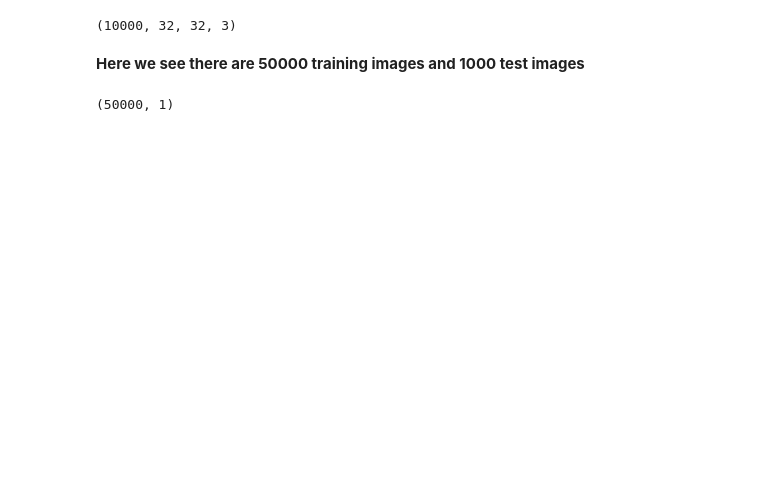
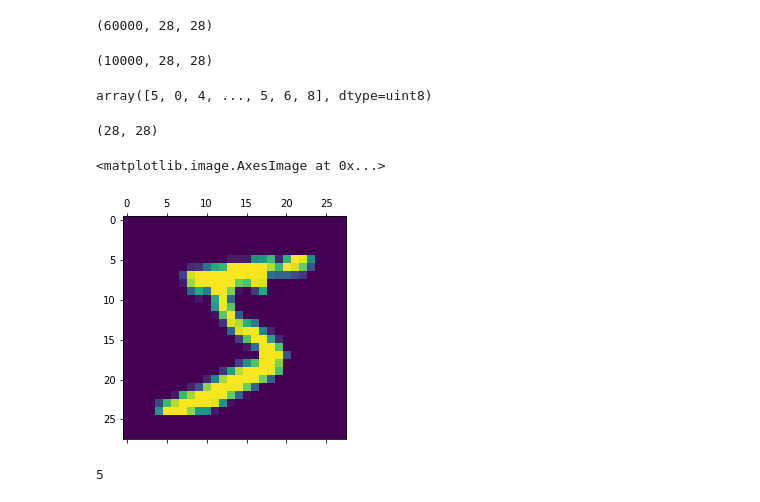
Before and after one commit to mansip334/NNDL_2022, a Jupyter notebook: Experiment_no_2_CNN.ipynb, the cells around one changed output. Drawn from its saved outputs; the diff is of its cells as text; code cells hidden in the pictures; blank space fills up the shorter version.

```diff
--- a/Experiment_no_2_CNN.ipynb
+++ b/Experiment_no_2_CNN.ipynb
@@ -16,4 +16,3 @@ import numpy as np
 # %%
-(X_train, y_train), (X_test,y_test) = datasets.cifar10.load_data()
-X_train.shape
+(X_train, y_train) , (X_test, y_test) = keras.datasets.mnist.load_data()
 # %% [output]
@@ -24,10 +22,25 @@ Downloading data from https://www.cs.toronto.edu/~kriz/cifar-10-python.tar.gz
+# %%
+X_train.shape
+# %% [output]
+(60000, 28, 28)
 # %%
 X_test.shape
 # %% [output]
-(10000, 32, 32, 3)
+(10000, 28, 28)
-# %% [markdown]
-**Here we see there are 50000 training images and 1000 test images**
 # %%
-y_train.shape
+y_train
 # %% [output]
-(50000, 1)
+array([5, 0, 4, ..., 5, 6, 8], dtype=uint8)
+# %%
+X_train[0].shape
+# %% [output]
+(28, 28)
+# %%
+plt.matshow(X_train[0])
+# %% [output]
+<matplotlib.image.AxesImage at 0x...>
+[figure, added]
+# %%
+y_train[0]
+# %% [output]
+5
```
Also changed, not shown: parts of 43 cells of this notebook.
